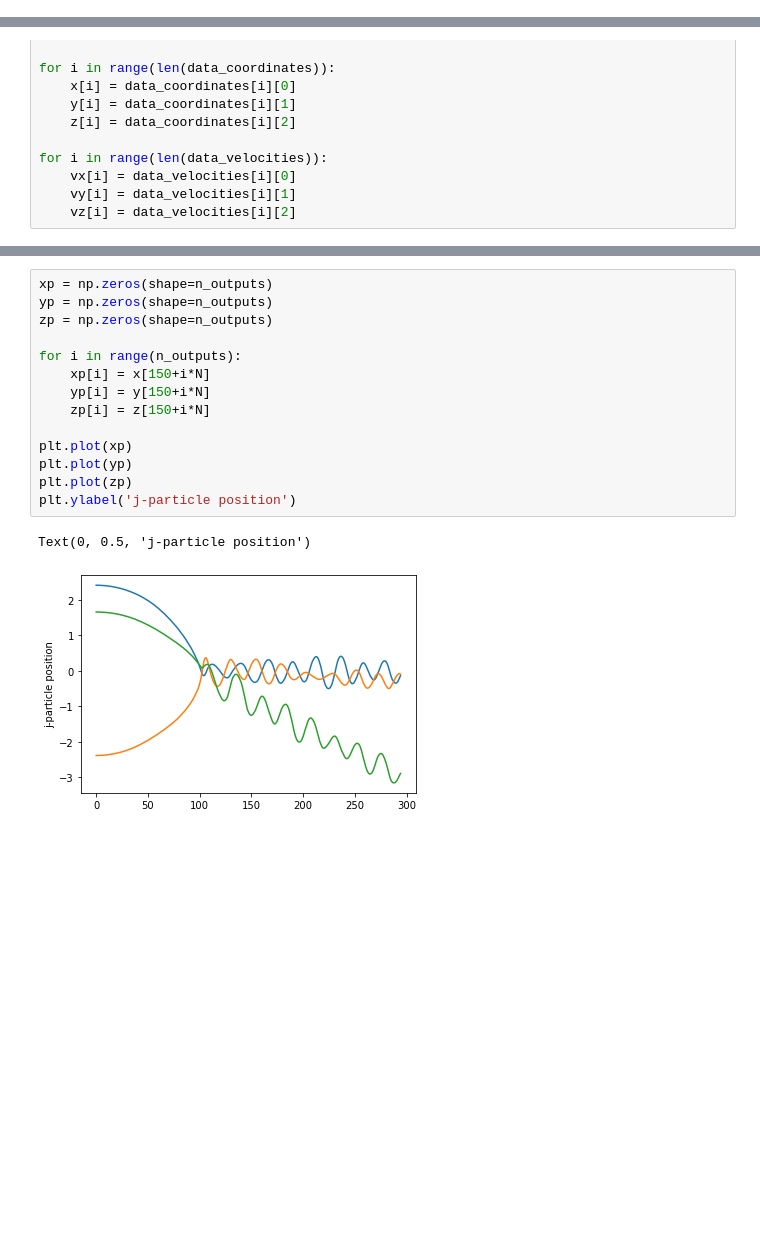
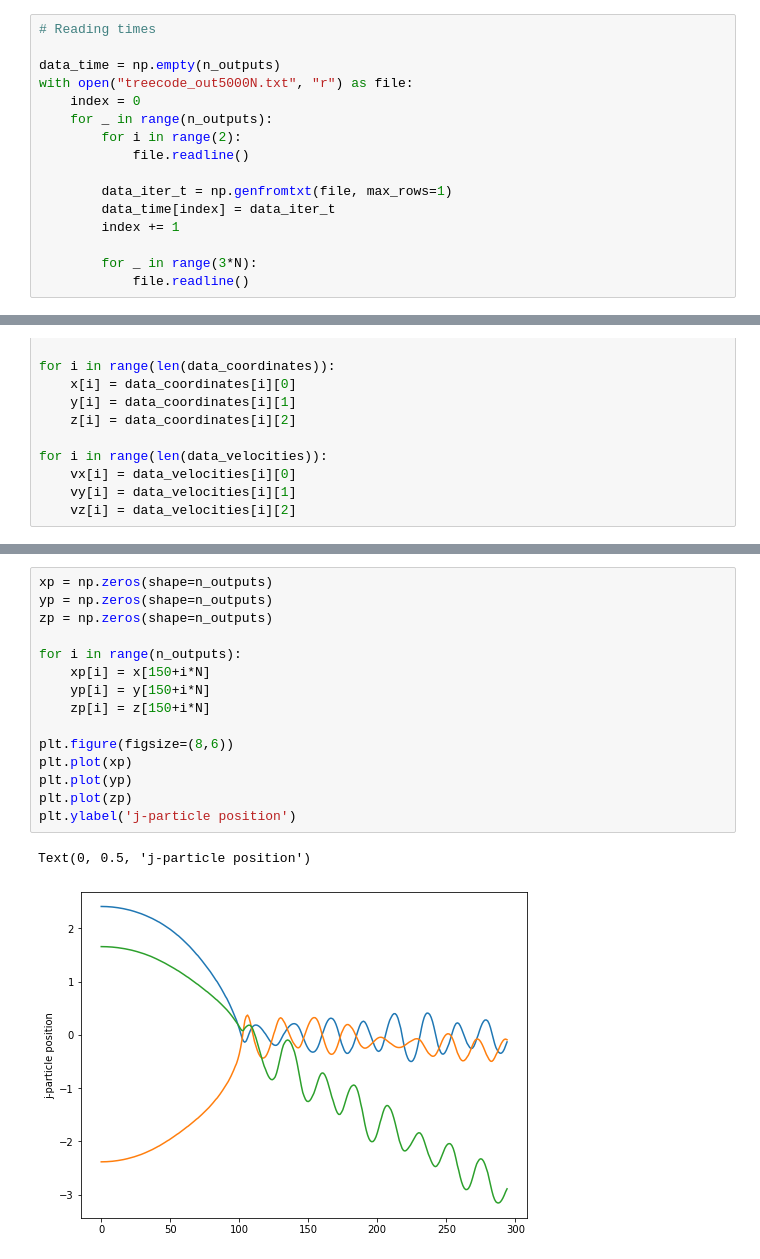
Before and after one commit to malvibellotti/Dynamics_experience3, a Jupyter notebook: Treecode_plots.ipynb, the cells around one changed output, grey strips where cells are left out. Cells and saved outputs as stored; diff of their text form; blank space fills up the shorter version.

```diff
--- a/Treecode_plots.ipynb
+++ b/Treecode_plots.ipynb
@@ -36,6 +31,22 @@ with open("treecode_out5000N.txt", "r") as file:
 print(n_outputs)
 # %% [output]
 295
+# %%
+# Reading times
+
+data_time = np.empty(n_outputs)
+with open("treecode_out5000N.txt", "r") as file:
+    index = 0
+    for _ in range(n_outputs):
+        for i in range(2):
+            file.readline()
+
+        data_iter_t = np.genfromtxt(file, max_rows=1)
+        data_time[index] = data_iter_t
+        index += 1
+
+        for _ in range(3*N):
+            file.readline()
 # %%
 # Reading masses from the output
 
@@ -136,20 +149,21 @@ KeyboardInterrupt:
 # %%
 xp = np.zeros(shape=n_outputs)
 yp = np.zeros(shape=n_outputs)
 zp = np.zeros(shape=n_outputs)
 
 for i in range(n_outputs):
     xp[i] = x[150+i*N]
     yp[i] = y[150+i*N]
     zp[i] = z[150+i*N]
 
+plt.figure(figsize=(8,6))
 plt.plot(xp)
 plt.plot(yp)
 plt.plot(zp)
 plt.ylabel('j-particle position')
 # %% [output]
 Text(0, 0.5, 'j-particle position')
-[figure, old version]
+[figure, new version]
 # %%
 r_p1 = np.zeros(n_outputs)
 for i in range(n_outputs):
```
Also changed, not shown: parts of 18 cells of this notebook.
